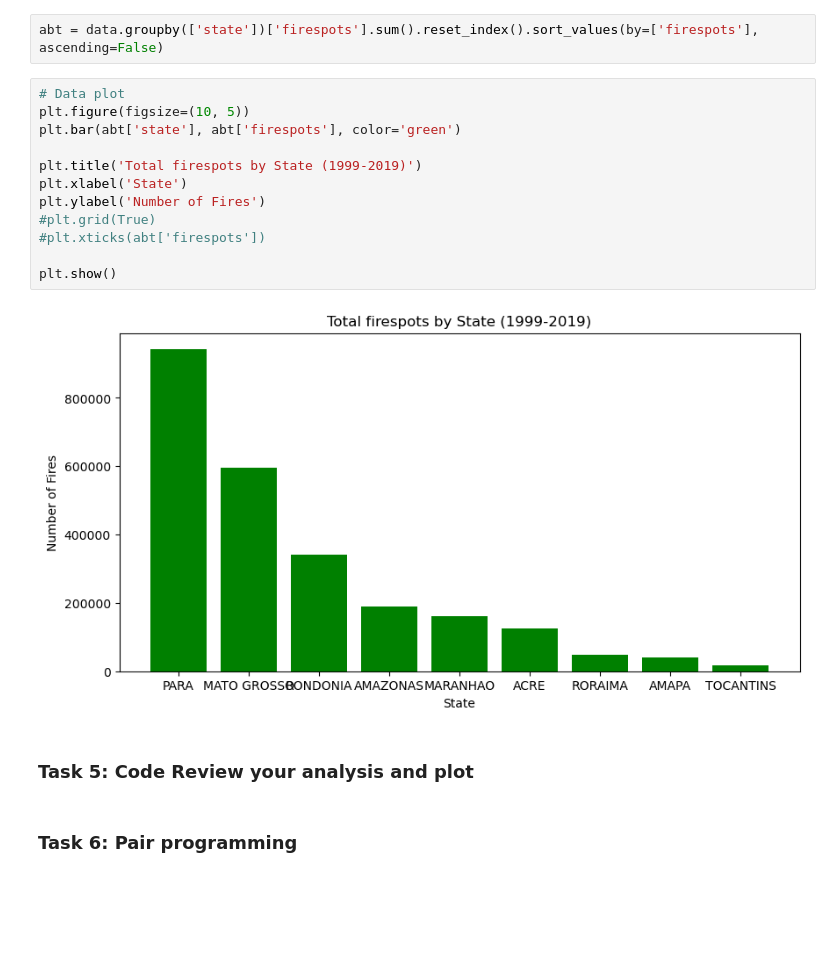
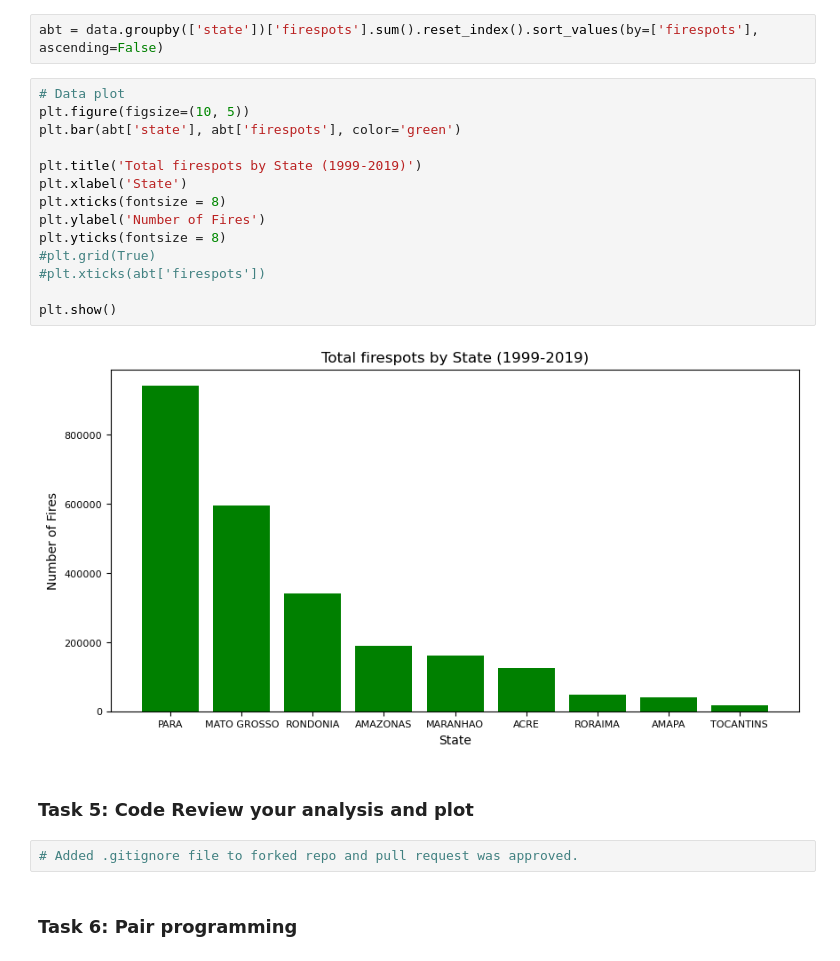
Before and after one commit to kieran036/ual_peckham_daz, a Jupyter notebook: data_science/session_8/exercises.ipynb, the cells around one changed output. Saved outputs shown, nothing was run; the diff lists cells and outputs as text; blank space fills up the shorter version.

Commit message:
Edit label size on plot

```diff
--- a/data_science/session_8/exercises.ipynb
+++ b/data_science/session_8/exercises.ipynb
@@ -68,18 +68,22 @@ abt = data.groupby(['state'])['firespots'].sum().reset_index().sort_values(by=['
 # %%
 # Data plot
 plt.figure(figsize=(10, 5))
 plt.bar(abt['state'], abt['firespots'], color='green')
 
 plt.title('Total firespots by State (1999-2019)')
 plt.xlabel('State')
+plt.xticks(fontsize = 8)
 plt.ylabel('Number of Fires')
+plt.yticks(fontsize = 8)
 #plt.grid(True)
 #plt.xticks(abt['firespots'])
 
 plt.show()
 # %% [output]
-[figure, old version]
+[figure, new version]
 # %% [markdown]
 ### Task 5: Code Review your analysis and plot
+# %%
+# Added .gitignore file to forked repo and pull request was approved.
 # %% [markdown]
 ### Task 6: Pair programming
```
